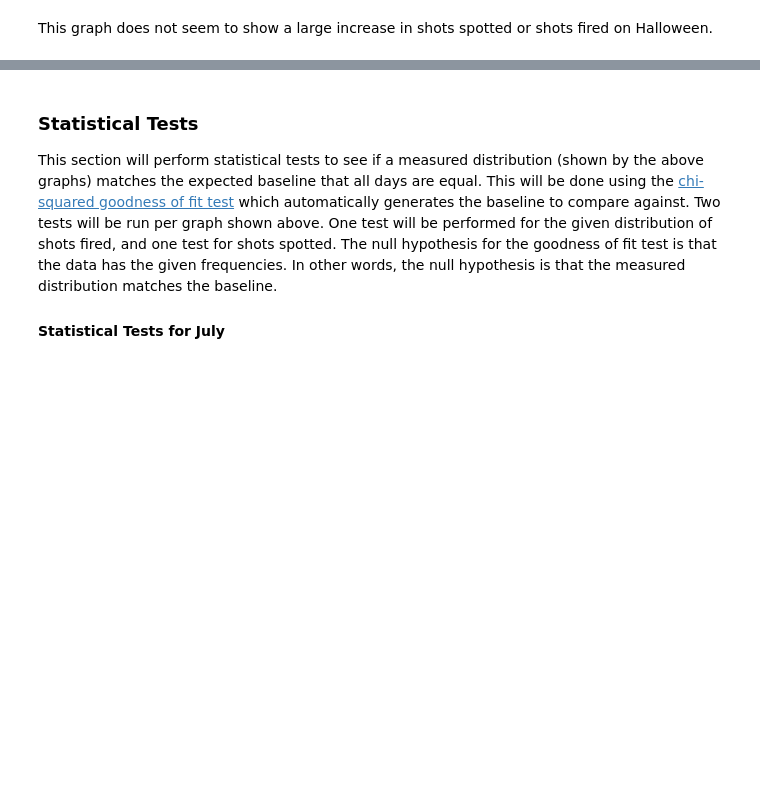
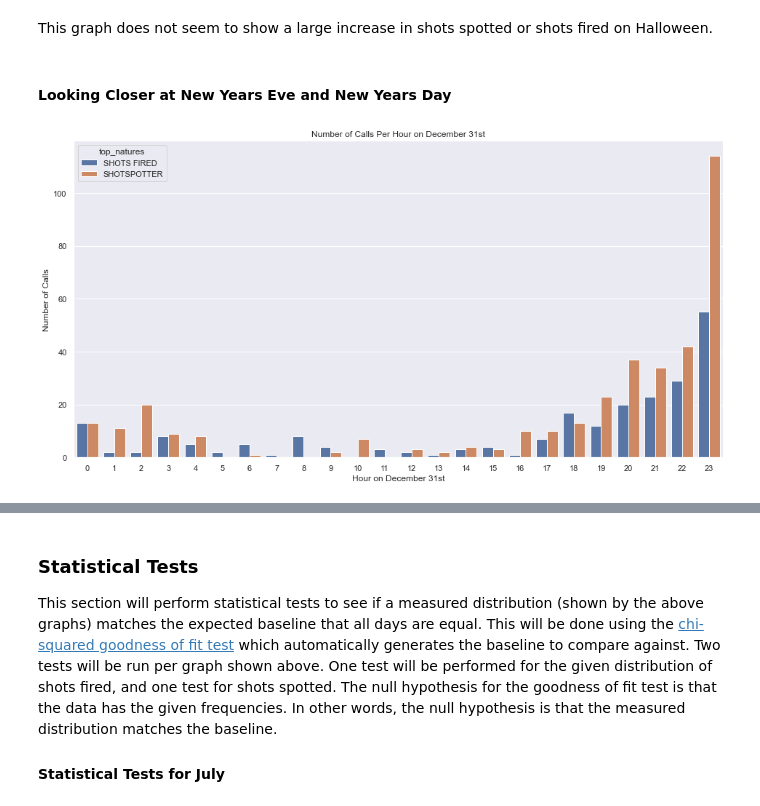
Before and after one commit to GrantFass/CS3300-FinalProject, a Jupyter notebook: CS 3300 011 Data Science Final Project.ipynb, the cells around one changed output, grey strips where cells are left out. Saved outputs shown, nothing was run; the diff lists cells and outputs as text; code cells hidden in the pictures; blank space fills up the shorter version.

```diff
--- a/CS 3300 011 Data Science Final Project.ipynb
+++ b/CS 3300 011 Data Science Final Project.ipynb
@@ -457,3 +547,14 @@ plt.show()
 [figure]
 # %% [markdown]
 This graph does not seem to show a large increase in shots spotted or shots fired on Halloween.
+# %% [markdown]
+#### Looking Closer at New Years Eve and New Years Day
+# %%
+ax = sns.countplot(x="hour", hue='top_natures', data=shots_df[shots_df['month'] == 12][shots_df['day']==31]) # 1 denotes the month of January
+# ax.legend(bbox_to_anchor=(1.02, 1), loc='upper left', borderaxespad=0)
+ax.set_xlabel('Hour on December 31st')
+ax.set_ylabel('Number of Calls')
+ax.set_title('Number of Calls Per Hour on December 31st')
+plt.show()
+# %% [output]
+[figure, added]
```
Also changed, not shown: parts of 29 cells of this notebook.
